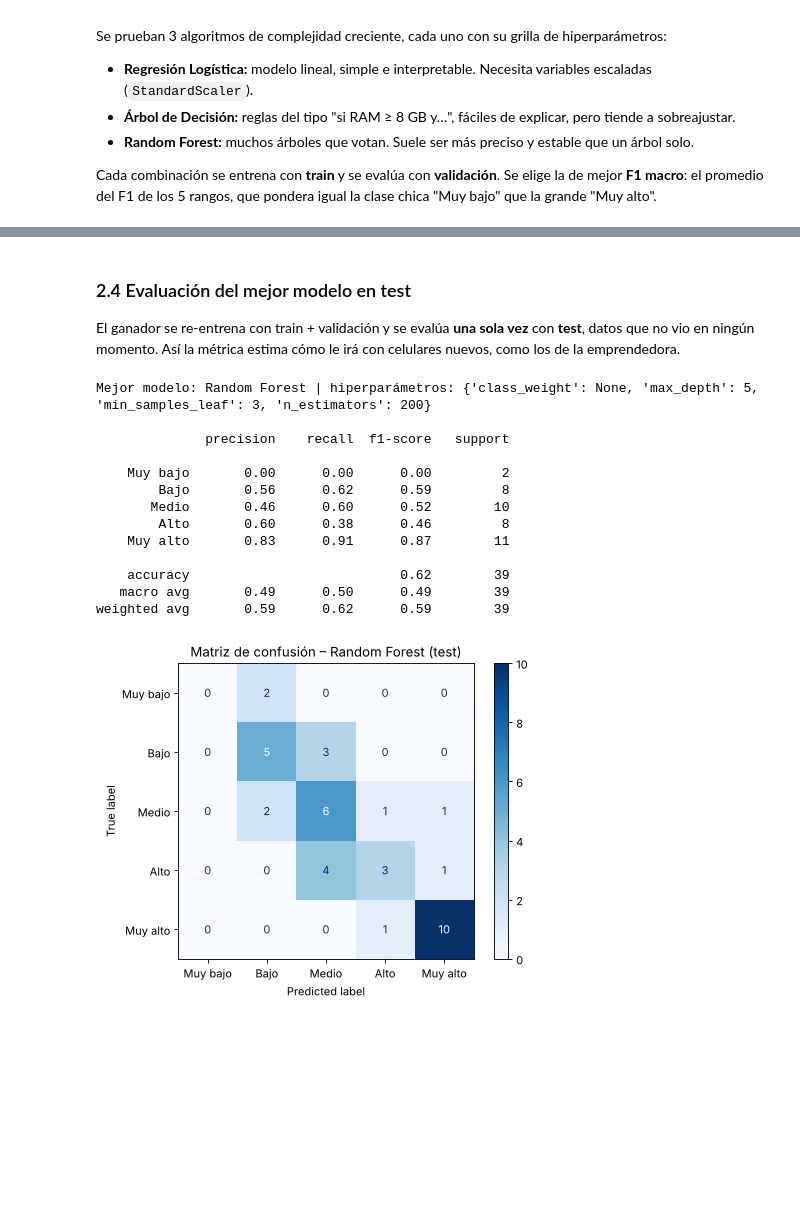
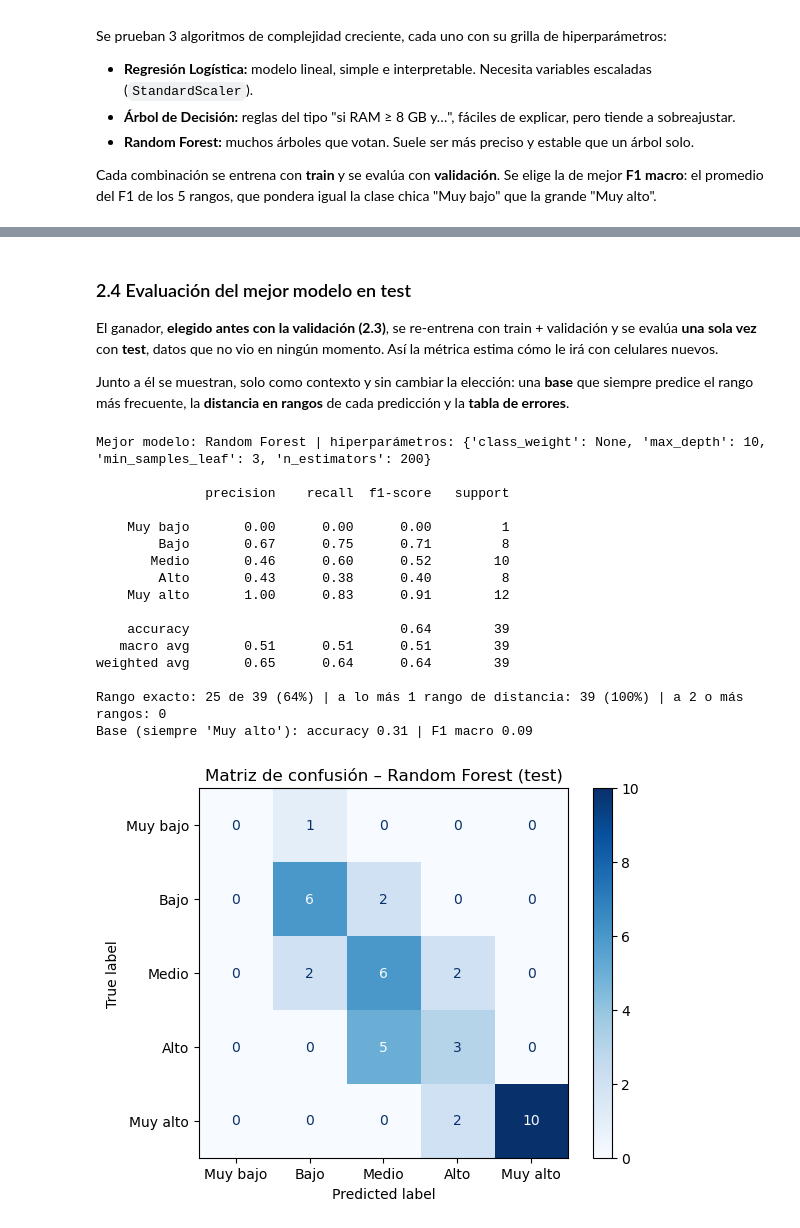
Before and after one commit to keydenurbina/cellphones-market, a Jupyter notebook: notebooks/04. data_modeling.ipynb, the cells around one changed output, grey strips where cells are left out. Drawn from its saved outputs; the diff is of its cells as text; code cells hidden in the pictures; blank space fills up the shorter version.

```diff
--- a/notebooks/04. data_modeling.ipynb
+++ b/notebooks/04. data_modeling.ipynb
@@ -28,21 +28,24 @@ print("Datos desde:", PROC / "data_processed.csv")
 # %% [output]
 Datos desde: /Users/keydenurbina/Desktop/github/Proyecto Web Scraping/data/processed/data_processed.csv
 # %%
-from sklearn.model_selection import train_test_split, ParameterGrid
+from sklearn.model_selection import train_test_split, ParameterGrid, StratifiedKFold
 from sklearn.pipeline import make_pipeline
 from sklearn.preprocessing import StandardScaler
 from sklearn.linear_model import LogisticRegression
 from sklearn.tree import DecisionTreeClassifier
 from sklearn.ensemble import RandomForestClassifier
-from sklearn.metrics import f1_score, classification_report, ConfusionMatrixDisplay
+from sklearn.dummy import DummyClassifier
+from sklearn.metrics import f1_score, accuracy_score, classification_report, ConfusionMatrixDisplay
 from sklearn.inspection import permutation_importance
 
 d = pd.read_csv(PROC / "data_processed.csv")
 X_cols = ["memoria_gb", "ram_gb", "pantalla_pulg", "camara_principal_mp", "camara_frontal_mp", "bateria_mah", "peso_g", "nfc"]
 
-# 1 fila por modelo nuevo (precio = mediana entre tiendas). Si no, el mismo celular caería en train y test → trampa.
-m = d[d.reacondicionado == 0].groupby("nombre").agg({**{c: "first" for c in X_cols}, "precio_oferta": "median"})
+# 1 fila por modelo nuevo con oferta liberada (precio = mediana entre tiendas). Si no, el mismo celular caería en train y test → trampa.
+# La marca se guarda solo para imputar faltantes (Paso 2.2); NO es una variable del modelo.
+m = d[d.es_nuevo == 1].groupby("nombre").agg({"marca": "first", **{c: "first" for c in X_cols}, "precio_oferta": "median"})
 etiquetas = ["Muy bajo", "Bajo", "Medio", "Alto", "Muy alto"]
 m["rango_precio"] = pd.cut(m.precio_oferta, [0, 100_000, 200_000, 320_000, 570_000, np.inf], labels=False, right=False)  # [a, b)
+print(len(m), "modelos nuevos | con alguna característica vacía (se imputan en 2.2):", m[X_cols].isna().any(axis=1).sum())
 m.rango_precio.value_counts().sort_index().rename(index=dict(enumerate(etiquetas)))
 # %% [output]
@@ -95,4 +103,16 @@ X, y = m[X_cols], m.rango_precio
 X_80, X_te, y_80, y_te = train_test_split(X, y, test_size=0.2, stratify=y, random_state=42)
 X_tr, X_val, y_tr, y_val = train_test_split(X_80, y_80, test_size=0.2, stratify=y_80, random_state=42)
 print("train", len(X_tr), "| val", len(X_val), "| test", len(X_te))
+
+# Imputación SIN fuga de datos: las medianas se aprenden solo con el conjunto de entrenamiento y se aplican a los demás
+def imputar(entrena, *otros):
+    """Rellena los NaN con la mediana de la marca (o la general si la marca no tiene el dato), aprendida SOLO con `entrena`."""
+    med_marca = entrena.groupby(m.marca[entrena.index]).median()             # mediana por marca, solo con entrenamiento
+    med_general = entrena.median()                                           # respaldo: mediana de todo el entrenamiento
+    rellenar = lambda X: X.fillna(med_marca.reindex(m.marca[X.index]).set_axis(X.index)).fillna(med_general)
+    return [rellenar(X) for X in (entrena, *otros)]
+
+X_tr_i, X_val_i = imputar(X_tr, X_val)                                       # para elegir hiperparámetros (2.3)
+print("Celdas vacías antes de imputar → train:", X_tr.isna().sum().sum(), "| val:", X_val.isna().sum().sum(), "| test:", X_te.isna().sum().sum())
+print("Después de imputar → train:", X_tr_i.isna().sum().sum(), "| val:", X_val_i.isna().sum().sum())
 # %% [output]
@@ -168,27 +230,48 @@ pd.DataFrame(res, index=["F1 validación", "mejores hiperparámetros"]).T
 # %% [markdown]
 ### 2.4 Evaluación del mejor modelo en test
-El ganador se re-entrena con train + validación y se evalúa **una sola vez** con **test**, datos que no vio en ningún momento. Así la métrica estima cómo le irá con celulares nuevos, como los de la emprendedora.
+El ganador, **elegido antes con la validación (2.3)**, se re-entrena con train + validación y se evalúa **una sola vez** con **test**, datos que no vio en ningún momento. Así la métrica estima cómo le irá con celulares nuevos.
+
+Junto a él se muestran, solo como contexto y sin cambiar la elección: una **base** que siempre predice el rango más frecuente, la **distancia en rangos** de cada predicción y la **tabla de errores**.
 # %%
-# El ganador se re-entrena con train + validación (80%) y se evalúa UNA vez en test.
+# El ganador (elegido en validación, 2.3) se re-entrena con train + validación (80%) y se evalúa UNA vez en test.
 mejor = max(res, key=lambda k: res[k][0])
-modelo = candidatos[mejor][0].set_params(**res[mejor][1]).fit(X_80, y_80)
-pred = modelo.predict(X_te)
+X_80_i, X_te_i = imputar(X_80, X_te)                                          # medianas aprendidas con el 80%, aplicadas a test
+modelo = candidatos[mejor][0].set_params(**res[mejor][1]).fit(X_80_i, y_80)
+pred = modelo.predict(X_te_i)
 print("Mejor modelo:", mejor, "| hiperparámetros:", res[mejor][1], "\n")
 print(classification_report(y_te, pred, labels=range(5), target_names=etiquetas, digits=2, zero_division=0))
+
+# ¿A cuántos rangos de distancia quedan las predicciones? (0 = rango exacto)
+dist = np.abs(pred - y_te.to_numpy())
+print(f"Rango exacto: {(dist == 0).sum()} de {len(dist)} ({(dist == 0).mean():.0%}) | "
+      f"a lo más 1 rango de distancia: {(dist <= 1).sum()} ({(dist <= 1).mean():.0%}) | a 2 o más rangos: {(dist >= 2).sum()}")
+
+# Base de comparación en test (no compite: solo da contexto a las métricas del ganador)
+pb = DummyClassifier(strategy="most_frequent").fit(X_80_i, y_80).predict(X_te_i)
+print(f"Base (siempre '{etiquetas[pb[0]]}'): accuracy {accuracy_score(y_te, pb):.2f} | F1 macro {f1_score(y_te, pb, average='macro', zero_division=0):.2f}")
+
 ConfusionMatrixDisplay.from_predictions(y_te, pred, labels=range(5), display_labels=etiquetas, cmap="Blues")
 plt.title(f"Matriz de confusión – {mejor} (test)"); plt.show()
+
+# Celulares mal clasificados: precio real, rango real y rango predicho
+errores = pd.DataFrame({"precio": m.precio_oferta[X_te.index], "real": [etiquetas[i] for i in y_te],
+                        "predicho": [etiquetas[i] for i in pred], "distancia": dist}, index=X_te.index)
+errores[errores.distancia > 0].sort_values(["distancia", "precio"], ascending=[False, True])
 # %% [output]
-Mejor modelo: Random Forest | hiperparámetros: {'class_weight': None, 'max_depth': 5, 'min_samples_leaf': 3, 'n_estimators': 200}
+Mejor modelo: Random Forest | hiperparámetros: {'class_weight': None, 'max_depth': 10, 'min_samples_leaf': 3, 'n_estimators': 200}
 
               precision    recall  f1-score   support
 
-    Muy bajo       0.00      0.00      0.00         2
-        Bajo       0.56      0.62      0.59         8
+    Muy bajo       0.00      0.00      0.00         1
+        Bajo       0.67      0.75      0.71         8
        Medio       0.46      0.60      0.52        10
-        Alto       0.60      0.38      0.46         8
-    Muy alto       0.83      0.91      0.87        11
+        Alto       0.43      0.38      0.40         8
+    Muy alto       1.00      0.83      0.91        12
 
-    accuracy                           0.62        39
-   macro avg       0.49      0.50      0.49        39
-weighted avg       0.59      0.62      0.59        39
+    accuracy                           0.64        39
+   macro avg       0.51      0.51      0.51        39
+weighted avg       0.65      0.64      0.64        39
+
+Rango exacto: 25 de 39 (64%) | a lo más 1 rango de distancia: 39 (100%) | a 2 o más rangos: 0
+Base (siempre 'Muy alto'): accuracy 0.31 | F1 macro 0.09
-[figure, old version]
+[figure, new version]
```
Also changed, not shown: parts of 24 cells of this notebook, 8 other files.
